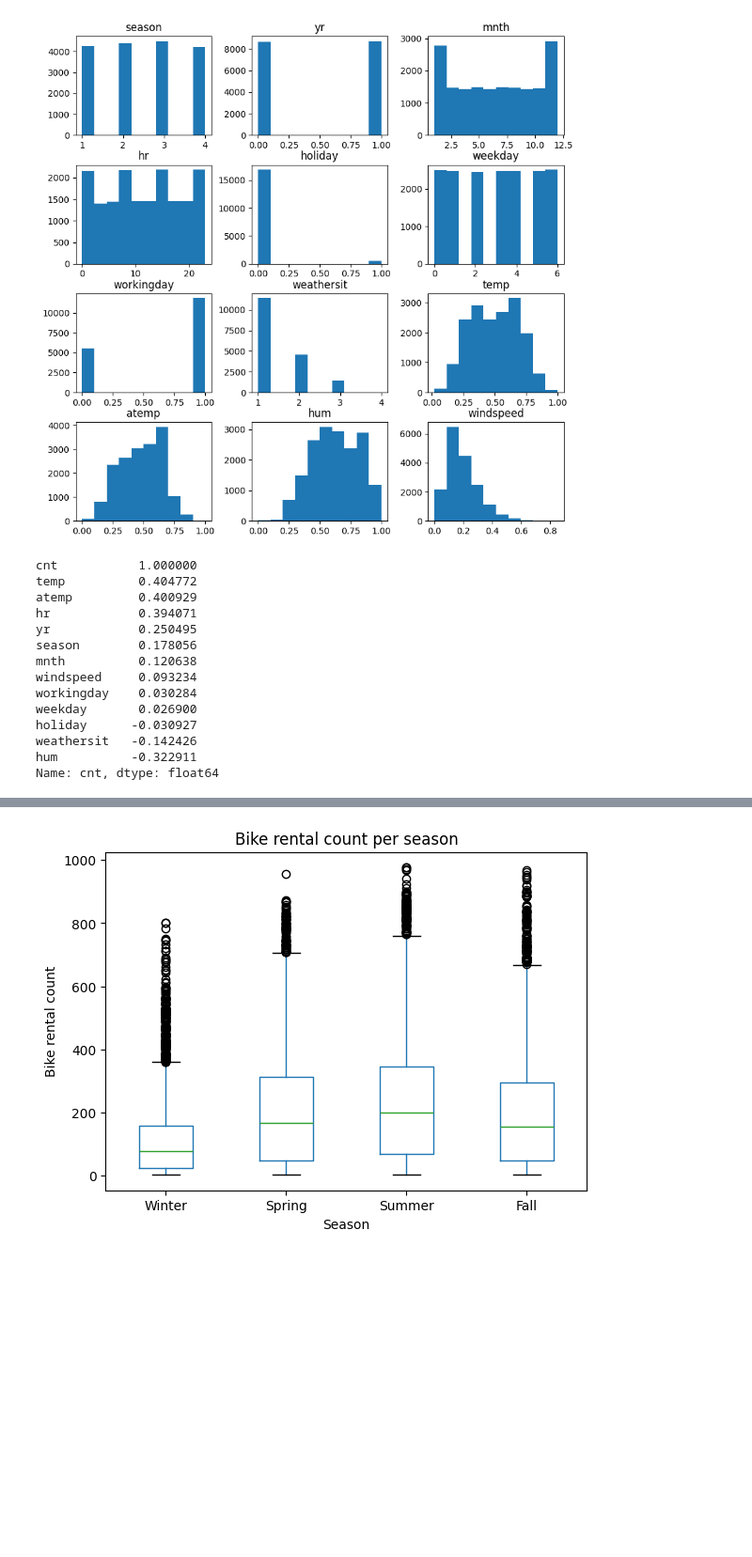
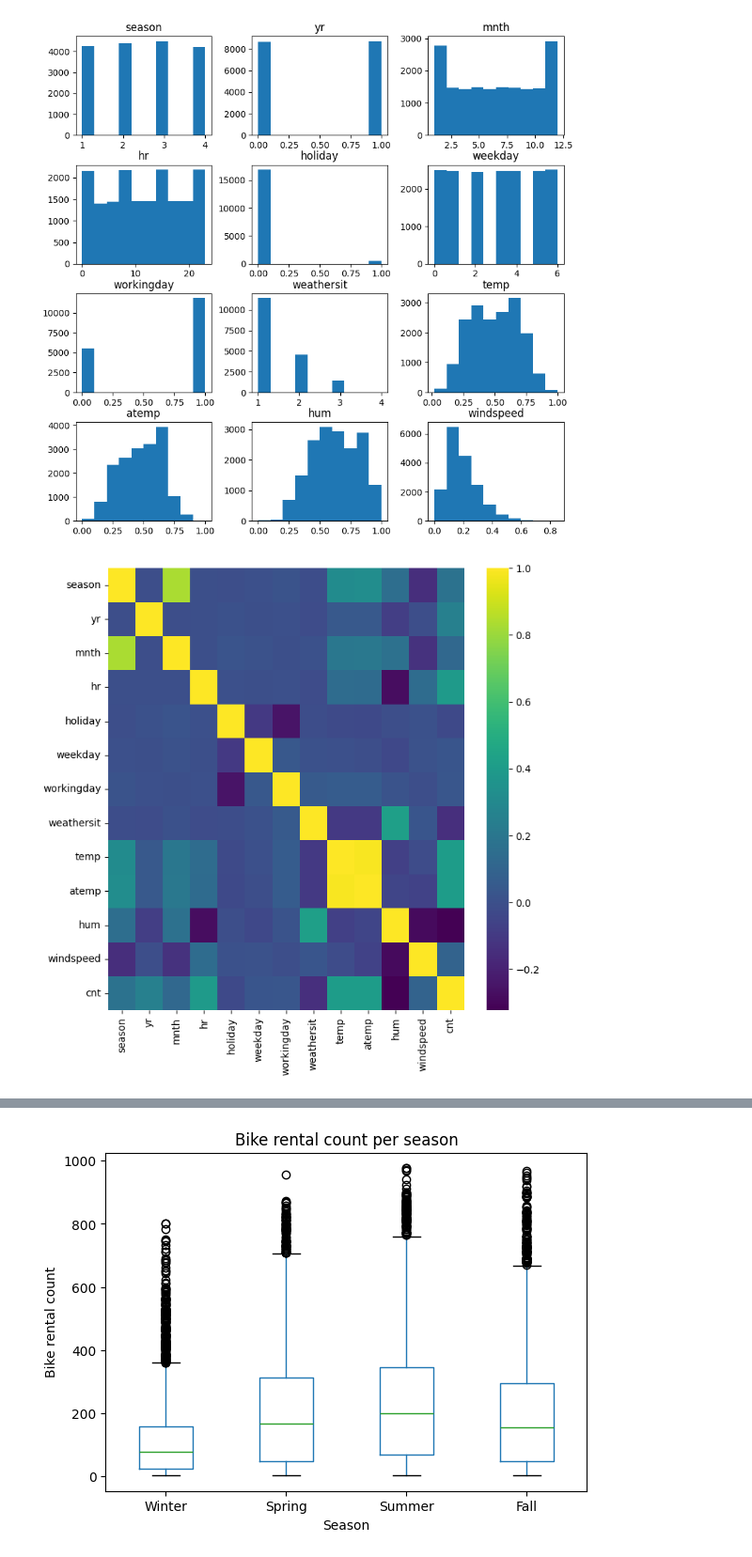
Before and after one commit to paulcarvalho/Bike-Sharing-EDA, a Jupyter notebook: bike_sharing_eda.ipynb, the cells around one changed output, grey strips where cells are left out. Shown at 94% size. Cells and saved outputs as stored; diff of their text form; code cells hidden in the pictures; blank space fills up the shorter version.

```diff
--- a/bike_sharing_eda.ipynb
+++ b/bike_sharing_eda.ipynb
@@ -215,20 +158,10 @@ plt.show()
 # %%
 # Correlation
 corr_mat = combined_df.corr(numeric_only=True)
-corr_mat["cnt"].sort_values(ascending=False)
+
+plt.figure(figsize=(8,8))
+sns.heatmap(corr_mat, cmap='viridis')
+plt.show()
 # %% [output]
-cnt           1.000000
-temp          0.404772
-atemp         0.400929
-hr            0.394071
-yr            0.250495
-season        0.178056
-mnth          0.120638
-windspeed     0.093234
-workingday    0.030284
-weekday       0.026900
-holiday      -0.030927
-weathersit   -0.142426
-hum          -0.322911
-Name: cnt, dtype: float64
+[figure, added]
 # %%
```
Also changed, not shown: parts of 12 cells of this notebook.
